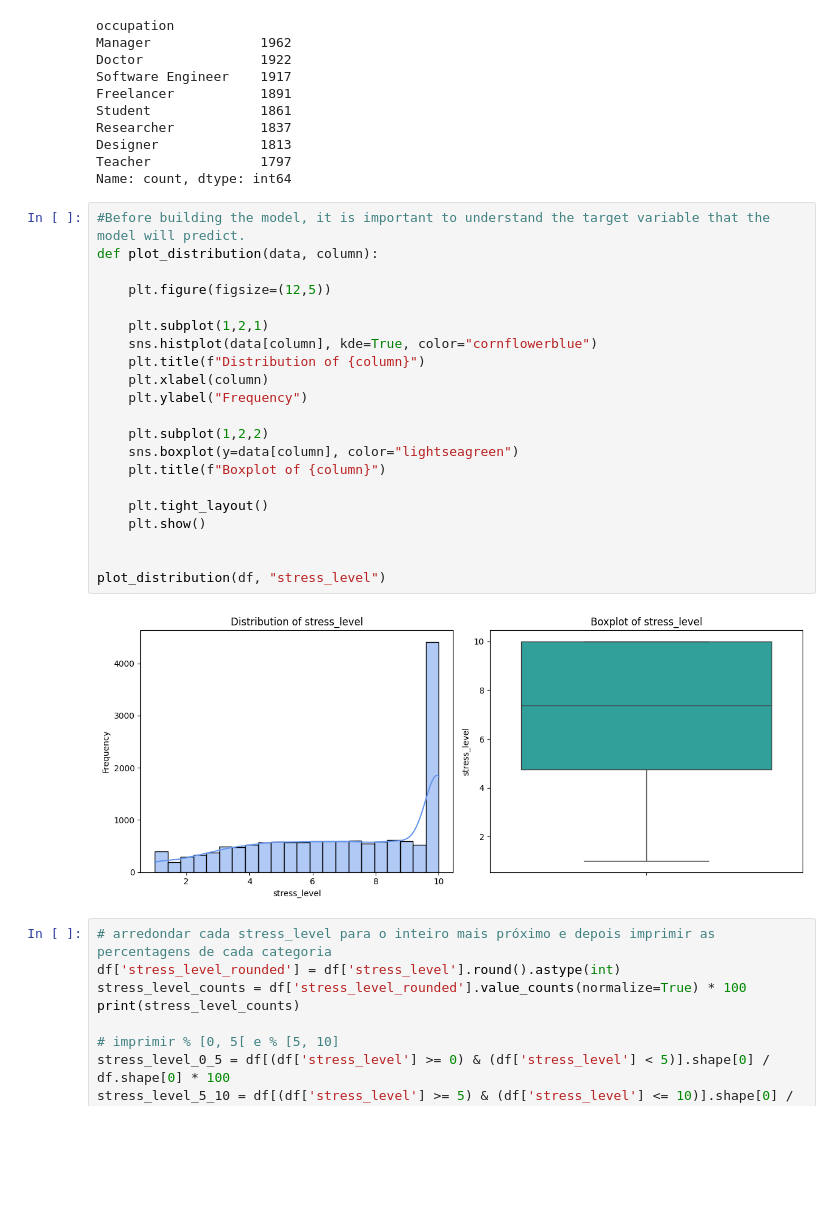
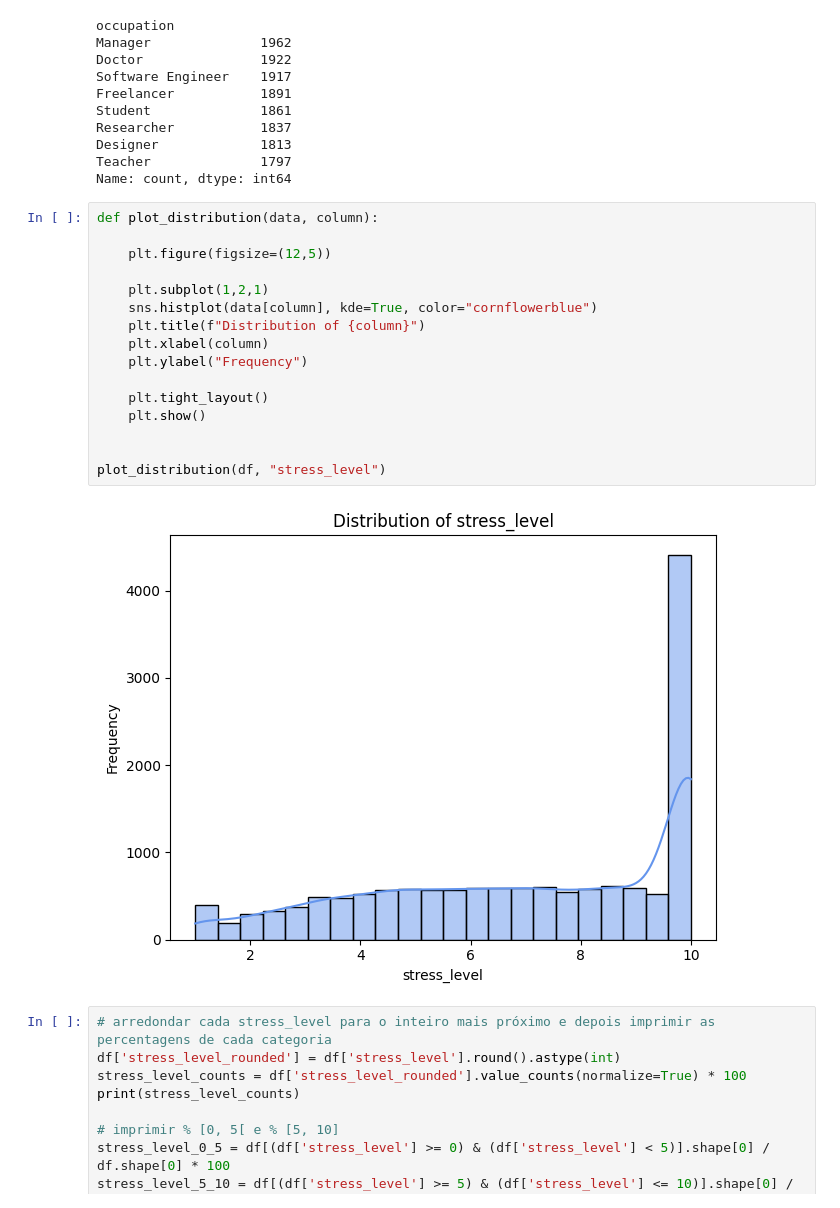
Before and after one commit to gabsfrt/Project_AC, a Jupyter notebook: 0. EDA.ipynb, the cells around one changed output. Drawn from its saved outputs; the diff is of its cells as text; blank space fills up the shorter version.

```diff
--- a/0. EDA.ipynb
+++ b/0. EDA.ipynb
@@ -190,28 +179,23 @@ Designer             1813
 Teacher              1797
 Name: count, dtype: int64
 # %%
-#Before building the model, it is important to understand the target variable that the model will predict.
 def plot_distribution(data, column):
 
     plt.figure(figsize=(12,5))
 
     plt.subplot(1,2,1)
     sns.histplot(data[column], kde=True, color="cornflowerblue")
     plt.title(f"Distribution of {column}")
     plt.xlabel(column)
     plt.ylabel("Frequency")
 
-    plt.subplot(1,2,2)
-    sns.boxplot(y=data[column], color="lightseagreen")
-    plt.title(f"Boxplot of {column}")
-
     plt.tight_layout()
     plt.show()
 
 
 plot_distribution(df, "stress_level")
 # %% [output]
-[figure, old version]
+[figure, new version]
 # %%
 # arredondar cada stress_level para o inteiro mais próximo e depois imprimir as percentagens de cada categoria
 df['stress_level_rounded'] = df['stress_level'].round().astype(int)
```
Also changed, not shown: parts of 19 cells of this notebook, 13 other files.
